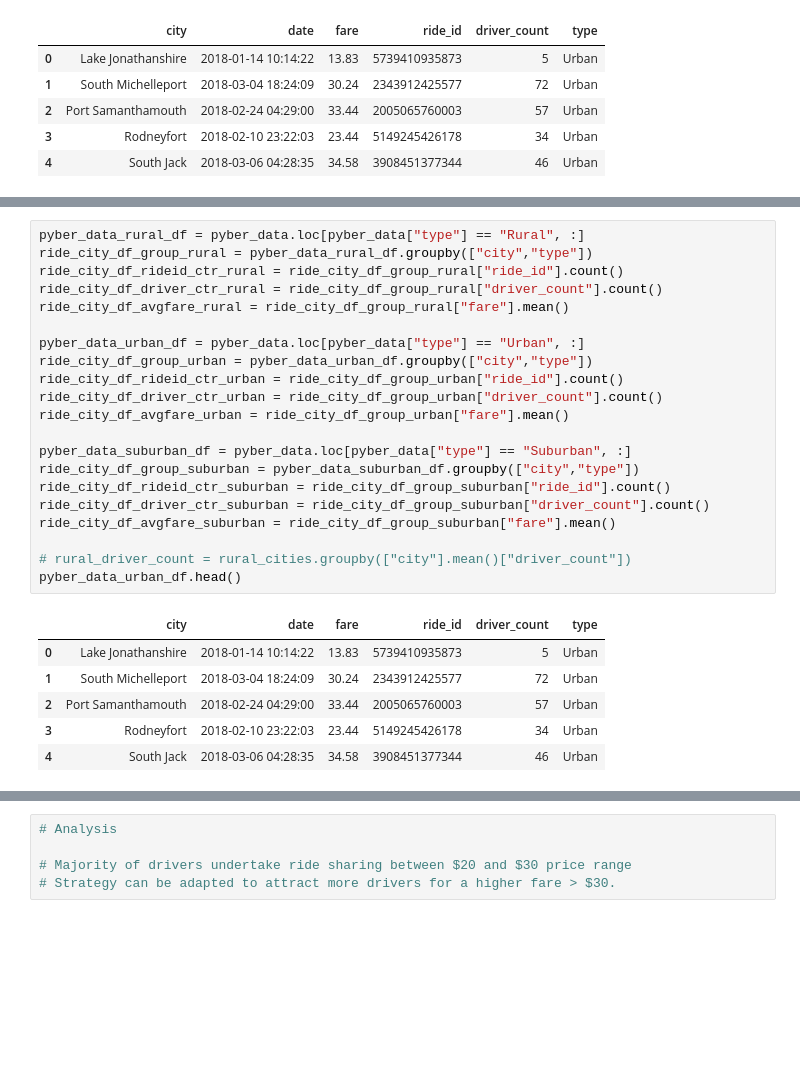
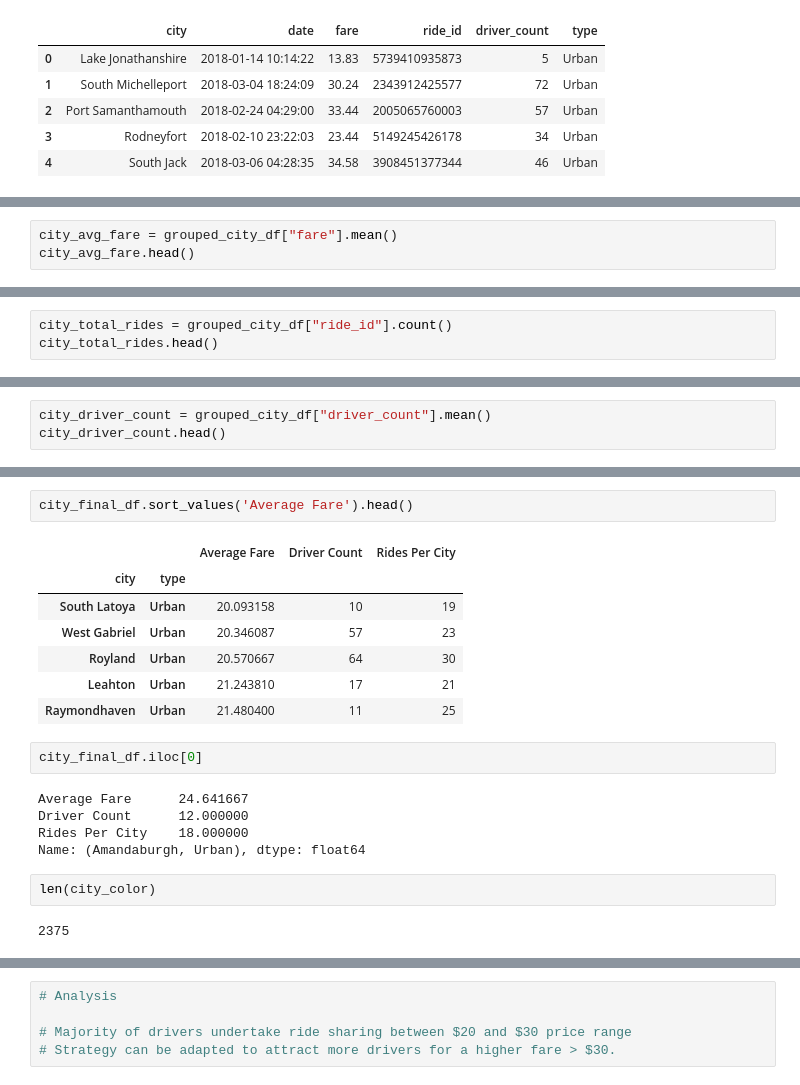
Before and after one commit to Meghanavmr/Pyber, a Jupyter notebook: Pyber Ride Sharing Matplot.ipynb, the cells around one changed output, grey strips where cells are left out. Cells and saved outputs as stored; diff of their text form; blank space fills up the shorter version.

```diff
--- a/Pyber Ride Sharing Matplot.ipynb
+++ b/Pyber Ride Sharing Matplot.ipynb
@@ -25,0 +92,3 @@ pyber_data.head()
+# %%
+city_avg_fare = grouped_city_df["fare"].mean()
+city_avg_fare.head()
@@ -25,0 +103,3 @@ pyber_data.head()
+# %%
+city_total_rides = grouped_city_df["ride_id"].count()
+city_total_rides.head()
@@ -25,0 +114,3 @@ pyber_data.head()
+# %%
+city_driver_count = grouped_city_df["driver_count"].mean()
+city_driver_count.head()
@@ -43,32 +135,25 @@ city_final_df.head()
 | Barronchester | Suburban | 36.422500 | 11 | 16 |
 | Bethanyland | Suburban | 32.956111 | 22 | 18 |
 | Bradshawfurt | Rural | 40.064000 | 7 | 10 |
-# %%
-pyber_data_rural_df = pyber_data.loc[pyber_data["type"] == "Rural", :]
-ride_city_df_group_rural = pyber_data_rural_df.groupby(["city","type"])
-ride_city_df_rideid_ctr_rural = ride_city_df_group_rural["ride_id"].count()
-ride_city_df_driver_ctr_rural = ride_city_df_group_rural["driver_count"].count()
-ride_city_df_avgfare_rural = ride_city_df_group_rural["fare"].mean()
-
-pyber_data_urban_df = pyber_data.loc[pyber_data["type"] == "Urban", :]
-ride_city_df_group_urban = pyber_data_urban_df.groupby(["city","type"])
-ride_city_df_rideid_ctr_urban = ride_city_df_group_urban["ride_id"].count()
-ride_city_df_driver_ctr_urban = ride_city_df_group_urban["driver_count"].count()
-ride_city_df_avgfare_urban = ride_city_df_group_urban["fare"].mean()
-
-pyber_data_suburban_df = pyber_data.loc[pyber_data["type"] == "Suburban", :]
-ride_city_df_group_suburban = pyber_data_suburban_df.groupby(["city","type"])
-ride_city_df_rideid_ctr_suburban = ride_city_df_group_suburban["ride_id"].count()
-ride_city_df_driver_ctr_suburban = ride_city_df_group_suburban["driver_count"].count()
-ride_city_df_avgfare_suburban = ride_city_df_group_suburban["fare"].mean()
-
-# rural_driver_count = rural_cities.groupby(["city"].mean()["driver_count"])
-pyber_data_urban_df.head()
-# %% [output]
-|  | city | date | fare | ride_id | driver_count | type |
-| 0 | Lake Jonathanshire | 2018-01-14 10:14:22 | 13.83 | 5739410935873 | 5 | Urban |
-| 1 | South Michelleport | 2018-03-04 18:24:09 | 30.24 | 2343912425577 | 72 | Urban |
-| 2 | Port Samanthamouth | 2018-02-24 04:29:00 | 33.44 | 2005065760003 | 57 | Urban |
-| 3 | Rodneyfort | 2018-02-10 23:22:03 | 23.44 | 5149245426178 | 34 | Urban |
-| 4 | South Jack | 2018-03-06 04:28:35 | 34.58 | 3908451377344 | 46 | Urban |
+# %%
+city_final_df.sort_values('Average Fare').head()
+# %% [output]
+|  |  | Average Fare | Driver Count | Rides Per City |
+| city | type |  |  |  |
+| South Latoya | Urban | 20.093158 | 10 | 19 |
+| West Gabriel | Urban | 20.346087 | 57 | 23 |
+| Royland | Urban | 20.570667 | 64 | 30 |
+| Leahton | Urban | 21.243810 | 17 | 21 |
+| Raymondhaven | Urban | 21.480400 | 11 | 25 |
+# %%
+city_final_df.iloc[0]
+# %% [output]
+Average Fare      24.641667
+Driver Count      12.000000
+Rides Per City    18.000000
+Name: (Amandaburgh, Urban), dtype: float64
+# %%
+len(city_color)
+# %% [output]
+2375
 # %%
```
Also changed, not shown: parts of 26 cells of this notebook, 7 other files.
